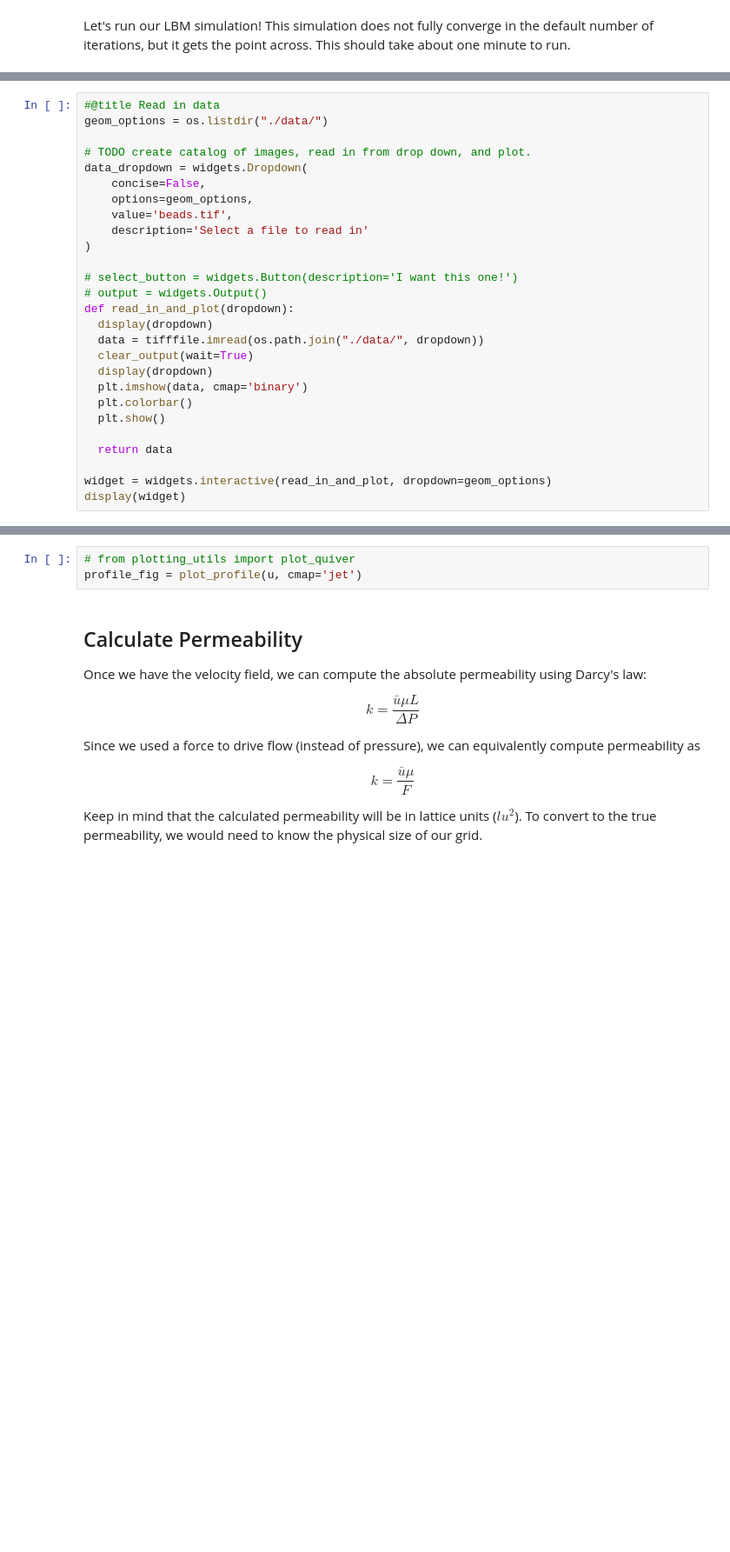
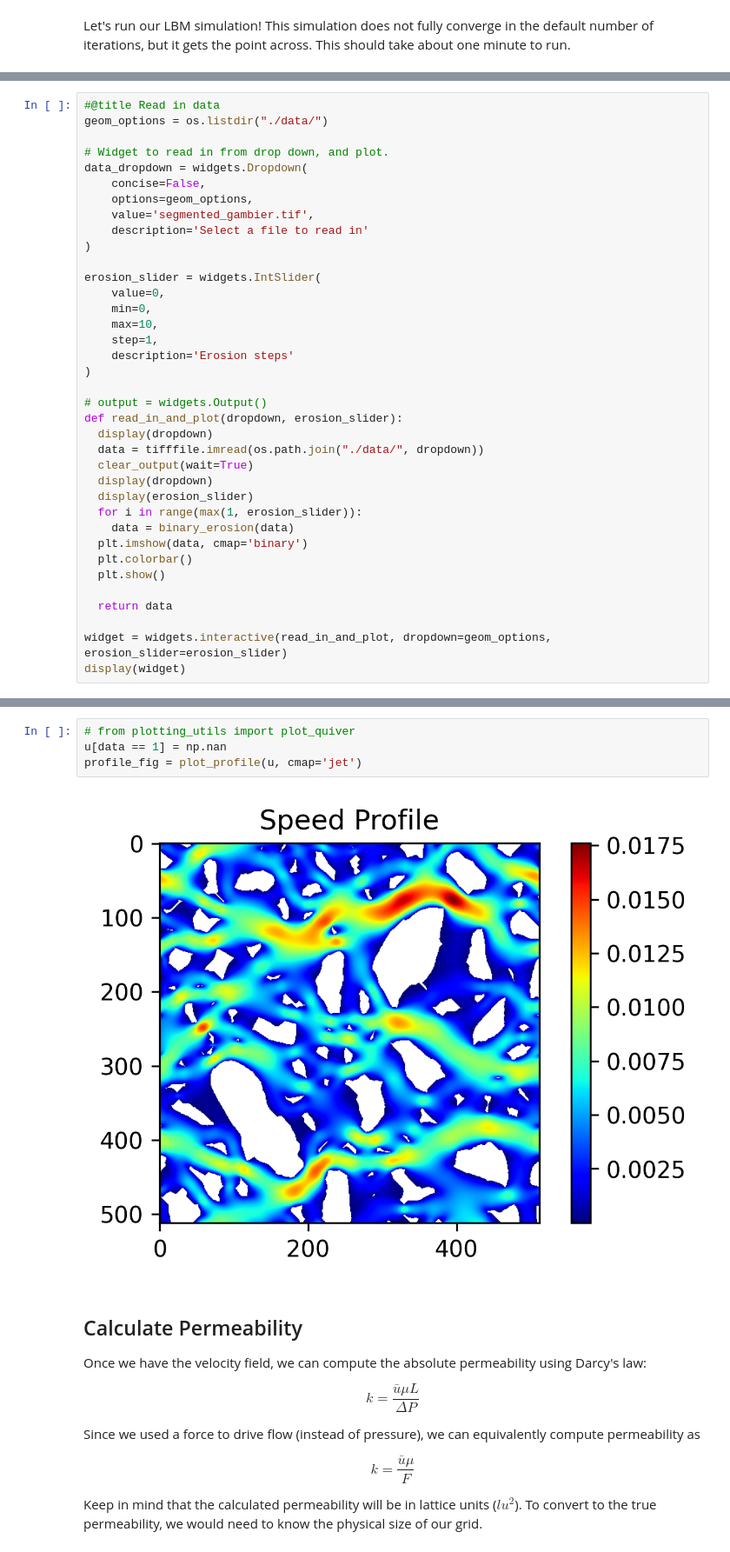
Before and after one commit to BC-Chang/porescale_permeability_2d, a Jupyter notebook: Permeability_2d.ipynb, the cells around one changed output, grey strips where cells are left out. Shown at 87% size. Saved outputs shown, nothing was run; the diff lists cells and outputs as text; blank space fills up the shorter version.

Commit message:
Fix imports and update image paths. Add erosion widget

```diff
--- a/Permeability_2d.ipynb
+++ b/Permeability_2d.ipynb
@@ -266,26 +300,36 @@ _ = plot_profile(u, cmap='jet')
 #@title Read in data
 geom_options = os.listdir("./data/")
 
-# TODO create catalog of images, read in from drop down, and plot.
+# Widget to read in from drop down, and plot.
 data_dropdown = widgets.Dropdown(
     concise=False,
     options=geom_options,
-    value='beads.tif',
+    value='segmented_gambier.tif',
     description='Select a file to read in'
 )
 
-# select_button = widgets.Button(description='I want this one!')
+erosion_slider = widgets.IntSlider(
+    value=0,
+    min=0,
+    max=10,
+    step=1,
+    description='Erosion steps'
+)
+
 # output = widgets.Output()
-def read_in_and_plot(dropdown):
+def read_in_and_plot(dropdown, erosion_slider):
   display(dropdown)
   data = tifffile.imread(os.path.join("./data/", dropdown))
   clear_output(wait=True)
   display(dropdown)
+  display(erosion_slider)
+  for i in range(max(1, erosion_slider)):
+    data = binary_erosion(data)
   plt.imshow(data, cmap='binary')
   plt.colorbar()
   plt.show()
 
   return data
 
-widget = widgets.interactive(read_in_and_plot, dropdown=geom_options)
+widget = widgets.interactive(read_in_and_plot, dropdown=geom_options, erosion_slider=erosion_slider)
 display(widget)
@@ -295,6 +347,9 @@ u_x, u_y, u = run_lbm(data)
 # %%
 # from plotting_utils import plot_quiver
+u[data == 1] = np.nan
 profile_fig = plot_profile(u, cmap='jet')
+# %% [output]
+[figure, added]
 # %% [markdown]
 ## Calculate Permeability
 
```
Also changed, not shown: parts of 10 cells of this notebook.
